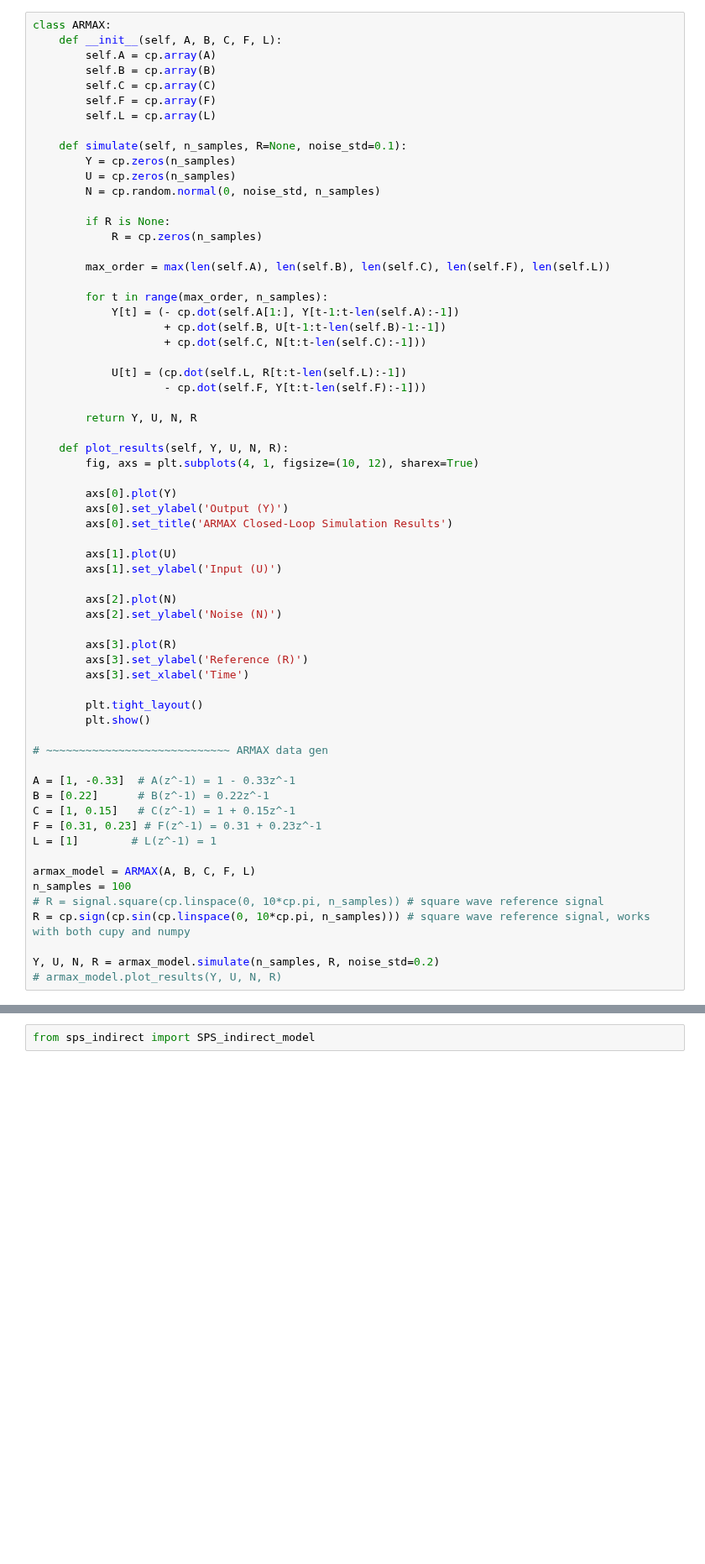
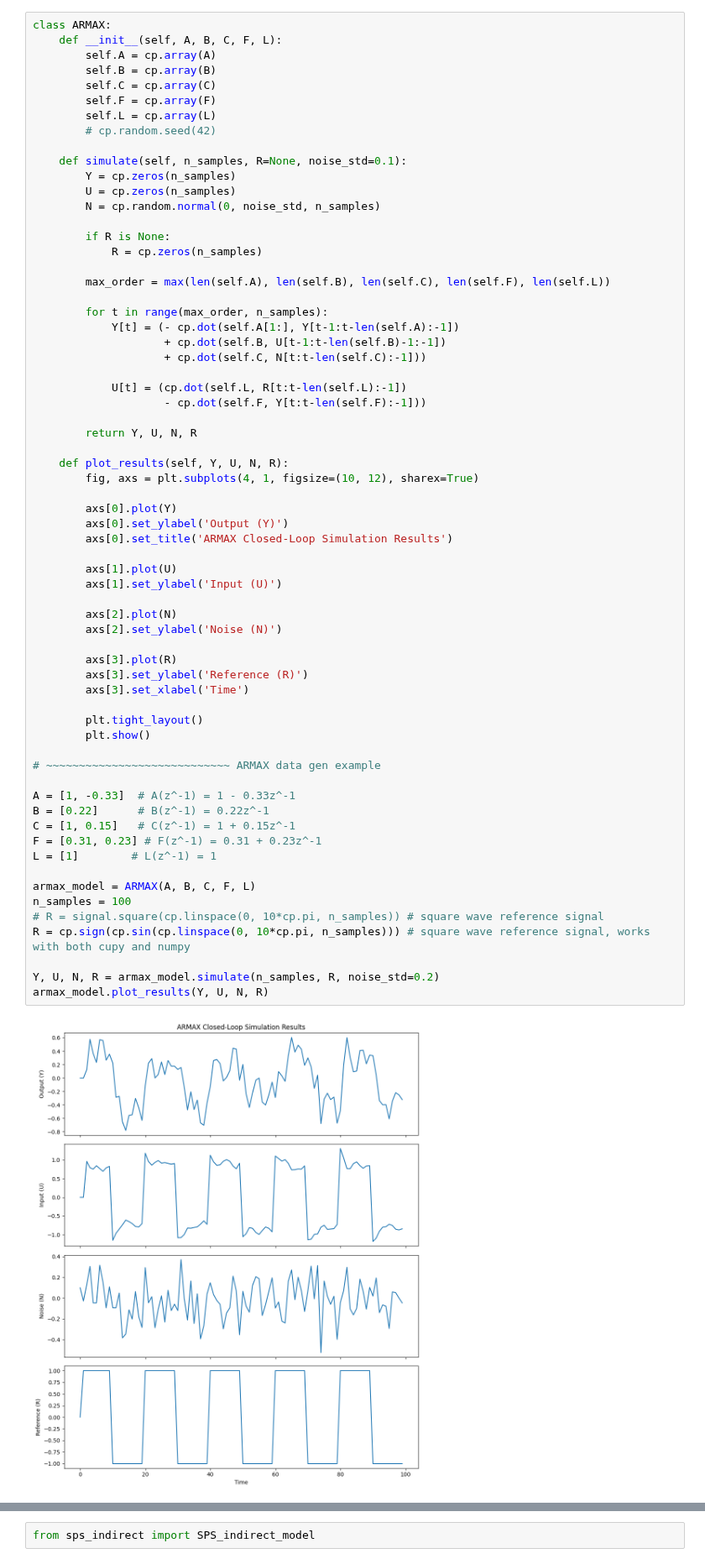
Before and after one commit to Muckthebuck/Learning-Dynamic-Systems, a Jupyter notebook: optimal_controller/optimal_controls.ipynb, the cells around one changed output, grey strips where cells are left out. Shown at 84% size. Drawn from its saved outputs; the diff is of its cells as text; blank space fills up the shorter version.

```diff
--- a/optimal_controller/optimal_controls.ipynb
+++ b/optimal_controller/optimal_controls.ipynb
@@ -23,6 +23,7 @@ class ARMAX:
         self.C = cp.array(C)
         self.F = cp.array(F)
         self.L = cp.array(L)
+        # cp.random.seed(42)
 
     def simulate(self, n_samples, R=None, noise_std=0.1):
         Y = cp.zeros(n_samples)
@@ -50,32 +51,34 @@ class ARMAX:
         axs[0].plot(Y)
         axs[0].set_ylabel('Output (Y)')
         axs[0].set_title('ARMAX Closed-Loop Simulation Results')
 
         axs[1].plot(U)
         axs[1].set_ylabel('Input (U)')
 
         axs[2].plot(N)
         axs[2].set_ylabel('Noise (N)')
 
         axs[3].plot(R)
         axs[3].set_ylabel('Reference (R)')
         axs[3].set_xlabel('Time')
 
         plt.tight_layout()
         plt.show()
 
-# ~~~~~~~~~~~~~~~~~~~~~~~~~~~~ ARMAX data gen
+# ~~~~~~~~~~~~~~~~~~~~~~~~~~~~ ARMAX data gen example
 
 A = [1, -0.33]  # A(z^-1) = 1 - 0.33z^-1
 B = [0.22]      # B(z^-1) = 0.22z^-1
 C = [1, 0.15]   # C(z^-1) = 1 + 0.15z^-1
 F = [0.31, 0.23] # F(z^-1) = 0.31 + 0.23z^-1
 L = [1]        # L(z^-1) = 1
 
 armax_model = ARMAX(A, B, C, F, L)
 n_samples = 100
 # R = signal.square(cp.linspace(0, 10*cp.pi, n_samples)) # square wave reference signal
 R = cp.sign(cp.sin(cp.linspace(0, 10*cp.pi, n_samples))) # square wave reference signal, works with both cupy and numpy
 
 Y, U, N, R = armax_model.simulate(n_samples, R, noise_std=0.2)
-# armax_model.plot_results(Y, U, N, R)
+armax_model.plot_results(Y, U, N, R)
+# %% [output]
+[figure, added]
```
Also changed, not shown: parts of 66 cells of this notebook, 3 other files.
